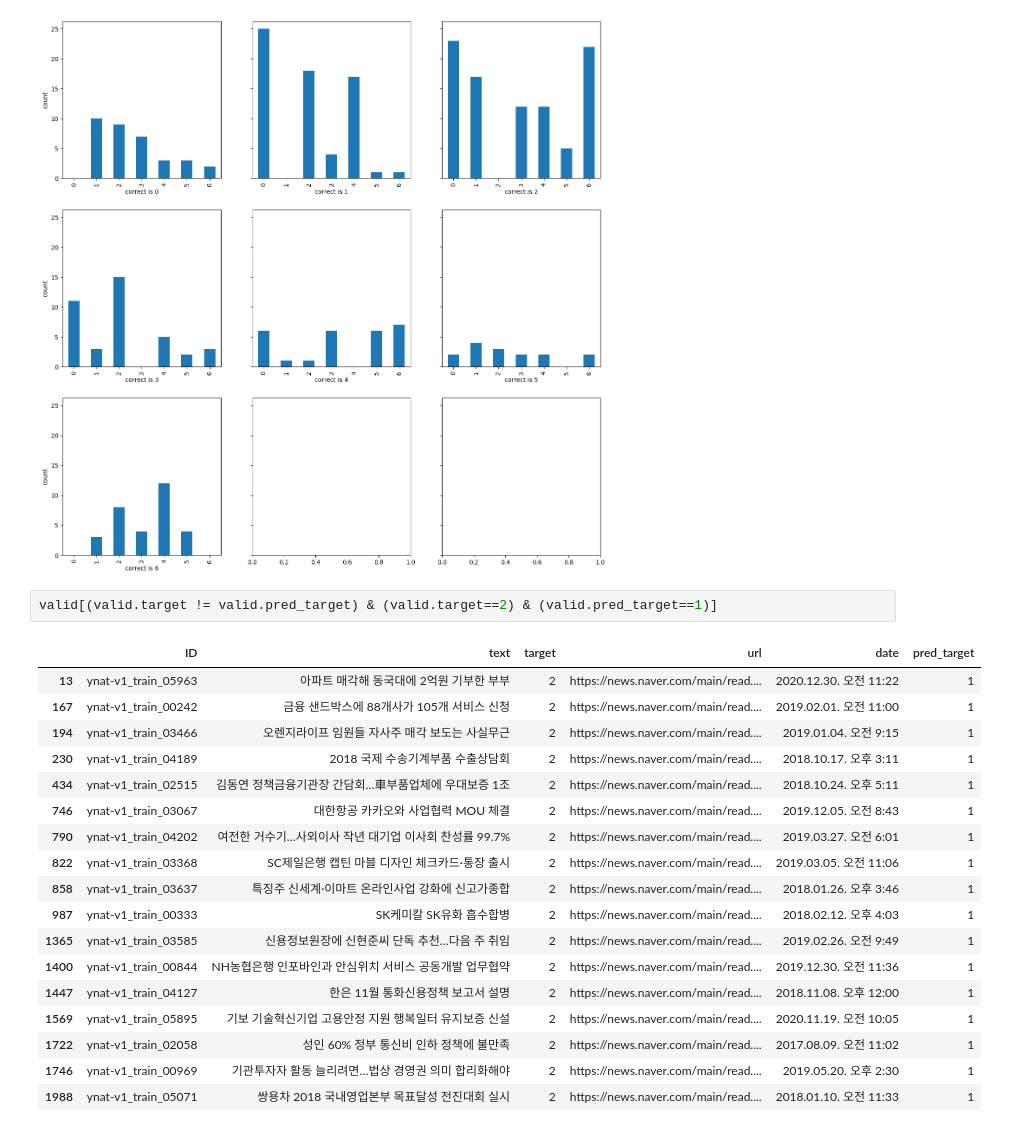
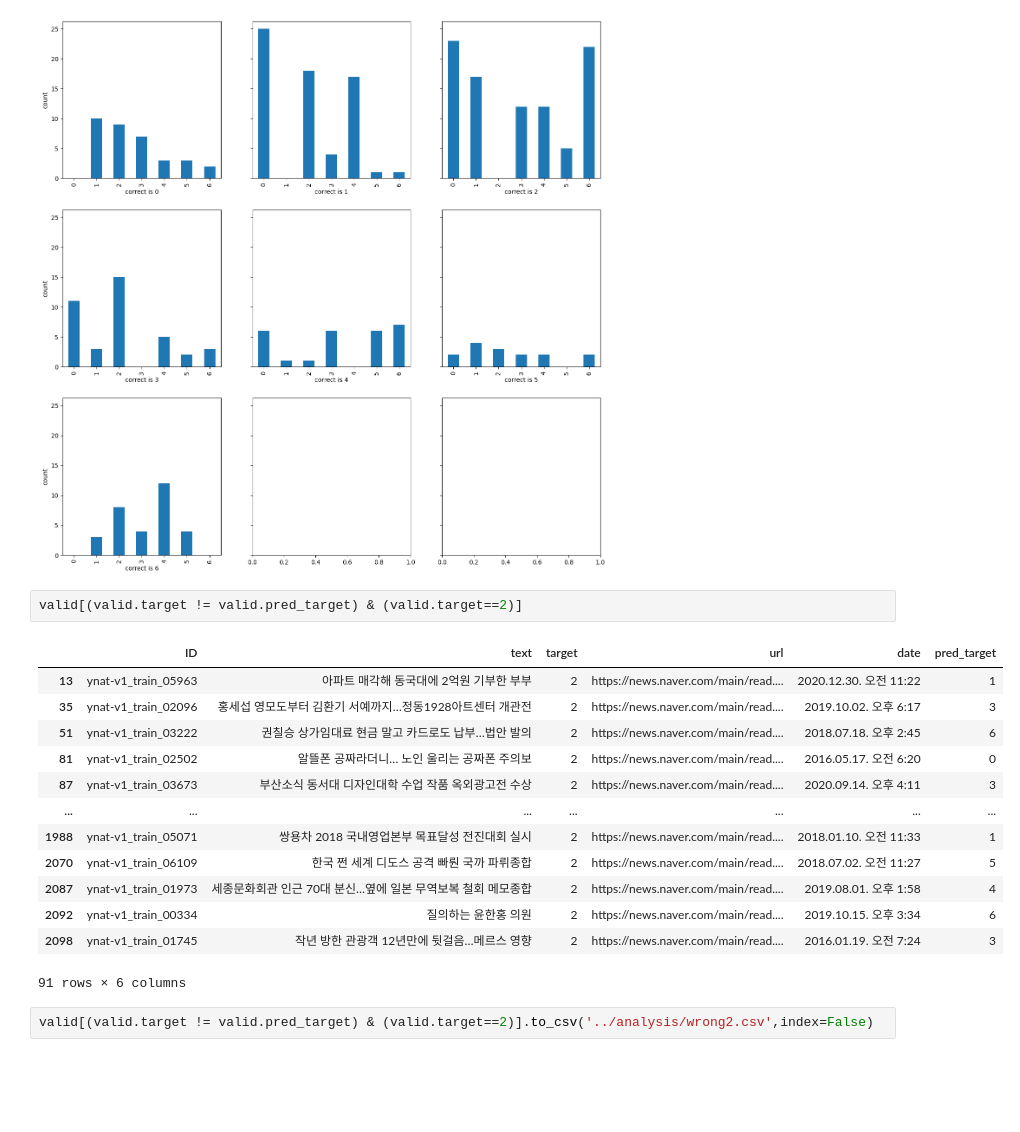
Before and after one commit to SangGank/bc_project3, a Jupyter notebook: analysis/dataAnalysis.ipynb, the cells around one changed output. Cells and saved outputs as stored; diff of their text form; blank space fills up the shorter version.

```diff
--- a/analysis/dataAnalysis.ipynb
+++ b/analysis/dataAnalysis.ipynb
@@ -60,23 +72,20 @@ for i in range(7):
 # %% [output]
 [figure]
 # %%
-valid[(valid.target != valid.pred_target) & (valid.target==2) & (valid.pred_target==1)]
+valid[(valid.target != valid.pred_target) & (valid.target==2)]
 # %% [output]
 |  | ID | text | target | url | date | pred_target |
 | 13 | ynat-v1_train_05963 | 아파트 매각해 동국대에 2억원 기부한 부부 | 2 | https://news.naver.com/main/read.... | 2020.12.30. 오전 11:22 | 1 |
-| 167 | ynat-v1_train_00242 | 금융 샌드박스에 88개사가 105개 서비스 신청 | 2 | https://news.naver.com/main/read.... | 2019.02.01. 오전 11:00 | 1 |
-| 194 | ynat-v1_train_03466 | 오렌지라이프 임원들 자사주 매각 보도는 사실무근 | 2 | https://news.naver.com/main/read.... | 2019.01.04. 오전 9:15 | 1 |
-| 230 | ynat-v1_train_04189 | 2018 국제 수송기계부품 수출상담회 | 2 | https://news.naver.com/main/read.... | 2018.10.17. 오후 3:11 | 1 |
-| 434 | ynat-v1_train_02515 | 김동연 정책금융기관장 간담회…車부품업체에 우대보증 1조 | 2 | https://news.naver.com/main/read.... | 2018.10.24. 오후 5:11 | 1 |
-| 746 | ynat-v1_train_03067 | 대한항공 카카오와 사업협력 MOU 체결 | 2 | https://news.naver.com/main/read.... | 2019.12.05. 오전 8:43 | 1 |
-| 790 | ynat-v1_train_04202 | 여전한 거수기…사외이사 작년 대기업 이사회 찬성률 99.7% | 2 | https://news.naver.com/main/read.... | 2019.03.27. 오전 6:01 | 1 |
-| 822 | ynat-v1_train_03368 | SC제일은행 캡틴 마블 디자인 체크카드·통장 출시 | 2 | https://news.naver.com/main/read.... | 2019.03.05. 오전 11:06 | 1 |
-| 858 | ynat-v1_train_03637 | 특징주 신세계·이마트 온라인사업 강화에 신고가종합 | 2 | https://news.naver.com/main/read.... | 2018.01.26. 오후 3:46 | 1 |
-| 987 | ynat-v1_train_00333 | SK케미칼 SK유화 흡수합병 | 2 | https://news.naver.com/main/read.... | 2018.02.12. 오후 4:03 | 1 |
-| 1365 | ynat-v1_train_03585 | 신용정보원장에 신현준씨 단독 추천…다음 주 취임 | 2 | https://news.naver.com/main/read.... | 2019.02.26. 오전 9:49 | 1 |
-| 1400 | ynat-v1_train_00844 | NH농협은행 인포바인과 안심위치 서비스 공동개발 업무협약 | 2 | https://news.naver.com/main/read.... | 2019.12.30. 오전 11:36 | 1 |
-| 1447 | ynat-v1_train_04127 | 한은 11월 통화신용정책 보고서 설명 | 2 | https://news.naver.com/main/read.... | 2018.11.08. 오후 12:00 | 1 |
-| 1569 | ynat-v1_train_05895 | 기보 기술혁신기업 고용안정 지원 행복일터 유지보증 신설 | 2 | https://news.naver.com/main/read.... | 2020.11.19. 오전 10:05 | 1 |
-| 1722 | ynat-v1_train_02058 | 성인 60% 정부 통신비 인하 정책에 불만족 | 2 | https://news.naver.com/main/read.... | 2017.08.09. 오전 11:02 | 1 |
-| 1746 | ynat-v1_train_00969 | 기관투자자 활동 늘리려면…법상 경영권 의미 합리화해야 | 2 | https://news.naver.com/main/read.... | 2019.05.20. 오후 2:30 | 1 |
+| 35 | ynat-v1_train_02096 | 홍세섭 영모도부터 김환기 서예까지…정동1928아트센터 개관전 | 2 | https://news.naver.com/main/read.... | 2019.10.02. 오후 6:17 | 3 |
+| 51 | ynat-v1_train_03222 | 권칠승 상가임대료 현금 말고 카드로도 납부…법안 발의 | 2 | https://news.naver.com/main/read.... | 2018.07.18. 오후 2:45 | 6 |
+| 81 | ynat-v1_train_02502 | 알뜰폰 공짜라더니… 노인 울리는 공짜폰 주의보 | 2 | https://news.naver.com/main/read.... | 2016.05.17. 오전 6:20 | 0 |
+| 87 | ynat-v1_train_03673 | 부산소식 동서대 디자인대학 수업 작품 옥외광고전 수상 | 2 | https://news.naver.com/main/read.... | 2020.09.14. 오후 4:11 | 3 |
+| ... | ... | ... | ... | ... | ... | ... |
 | 1988 | ynat-v1_train_05071 | 쌍용차 2018 국내영업본부 목표달성 전진대회 실시 | 2 | https://news.naver.com/main/read.... | 2018.01.10. 오전 11:33 | 1 |
+| 2070 | ynat-v1_train_06109 | 한국 쩐 세계 디도스 공격 빠뤈 국까 파뤼종합 | 2 | https://news.naver.com/main/read.... | 2018.07.02. 오전 11:27 | 5 |
+| 2087 | ynat-v1_train_01973 | 세종문화회관 인근 70대 분신…옆에 일본 무역보복 철회 메모종합 | 2 | https://news.naver.com/main/read.... | 2019.08.01. 오후 1:58 | 4 |
+| 2092 | ynat-v1_train_00334 | 질의하는 윤한홍 의원 | 2 | https://news.naver.com/main/read.... | 2019.10.15. 오후 3:34 | 6 |
+| 2098 | ynat-v1_train_01745 | 작년 방한 관광객 12년만에 뒷걸음…메르스 영향 | 2 | https://news.naver.com/main/read.... | 2016.01.19. 오전 7:24 | 3 |
+91 rows × 6 columns
+# %%
+valid[(valid.target != valid.pred_target) & (valid.target==2)].to_csv('../analysis/wrong2.csv',index=False)
```
Also changed, not shown: parts of 3 cells of this notebook, 5 other files.
